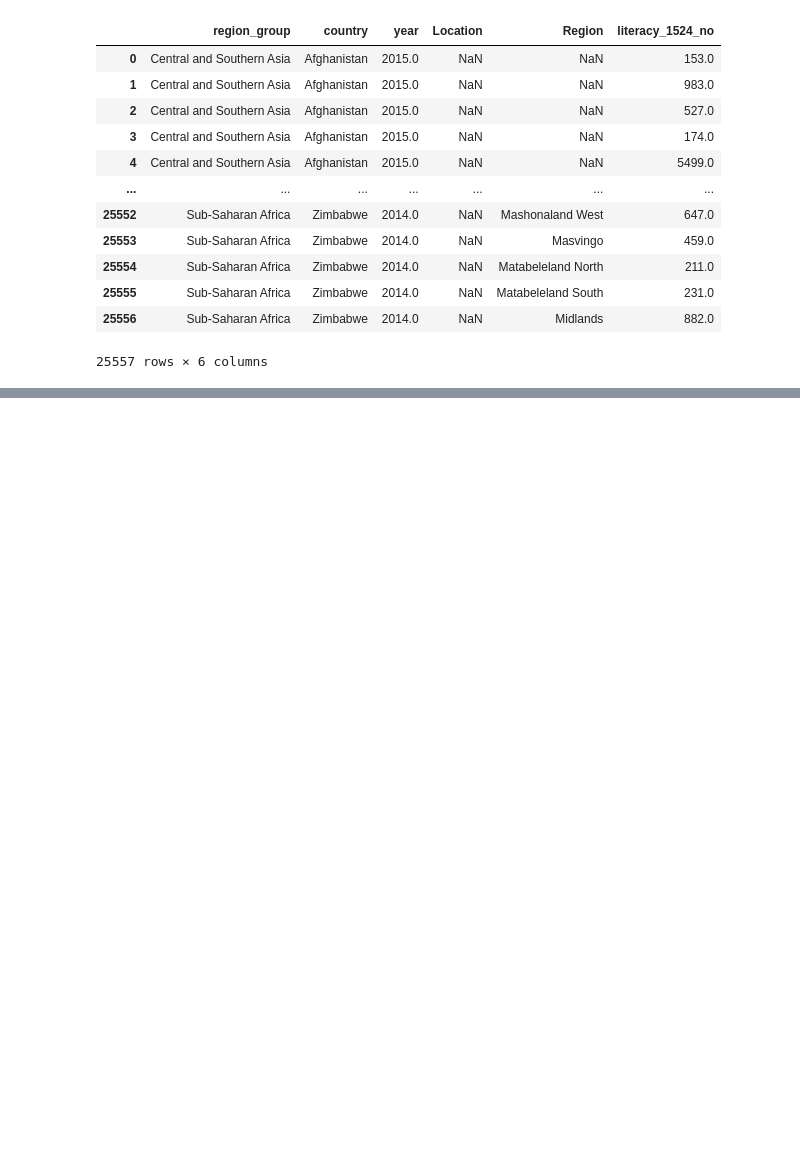
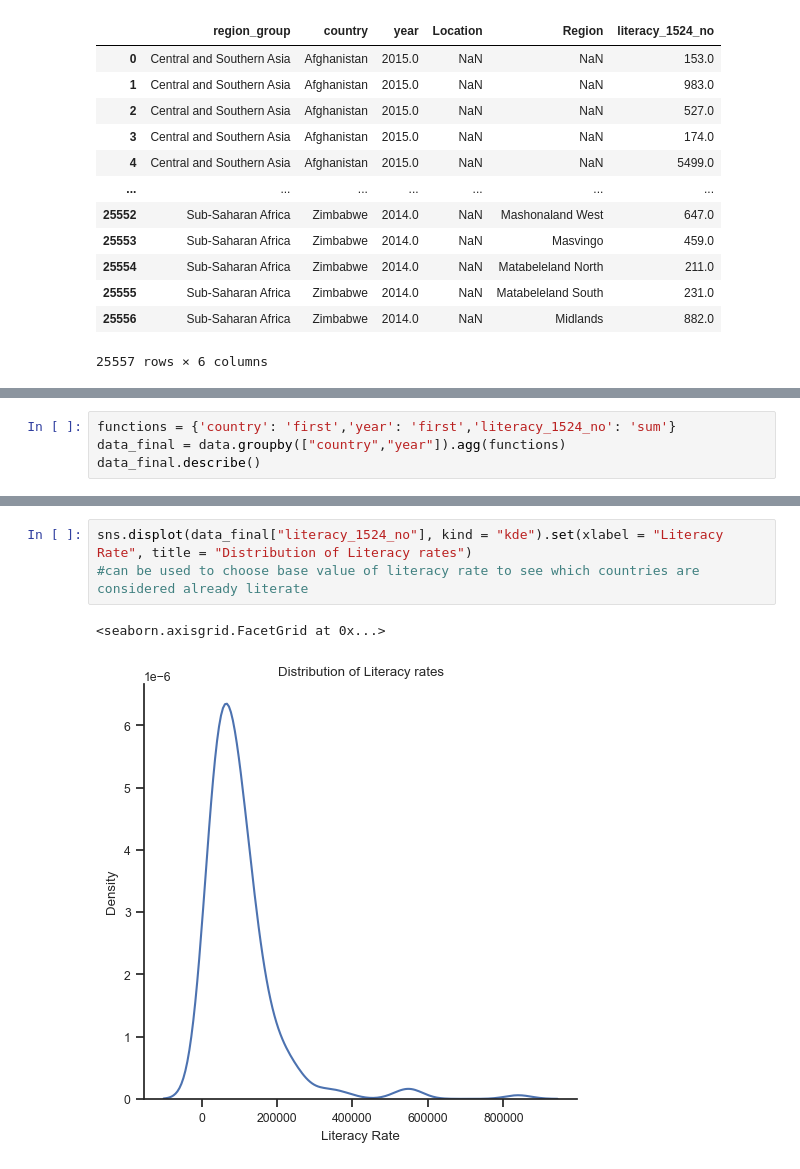
Before and after one commit to ubco-W2022T2-data301/project-group-group18, a Jupyter notebook: analysis/analysis1.ipynb, the cells around one changed output, grey strips where cells are left out. Cells and saved outputs as stored; diff of their text form; blank space fills up the shorter version.

```diff
--- a/analysis/analysis1.ipynb
+++ b/analysis/analysis1.ipynb
@@ -92,0 +68,4 @@ I will use the literacy_1524_no column to find locations with medium to high lit
+# %%
+functions = {'country': 'first','year': 'first','literacy_1524_no': 'sum'}
+data_final = data.groupby(["country","year"]).agg(functions)
+data_final.describe()
@@ -92,0 +82,6 @@ I will use the literacy_1524_no column to find locations with medium to high lit
+# %%
+sns.displot(data_final["literacy_1524_no"], kind = "kde").set(xlabel = "Literacy Rate", title = "Distribution of Literacy rates")
+#can be used to choose base value of literacy rate to see which countries are considered already literate
+# %% [output]
+<seaborn.axisgrid.FacetGrid at 0x...>
+[figure, added]
```
Also changed, not shown: parts of 6 cells of this notebook.
